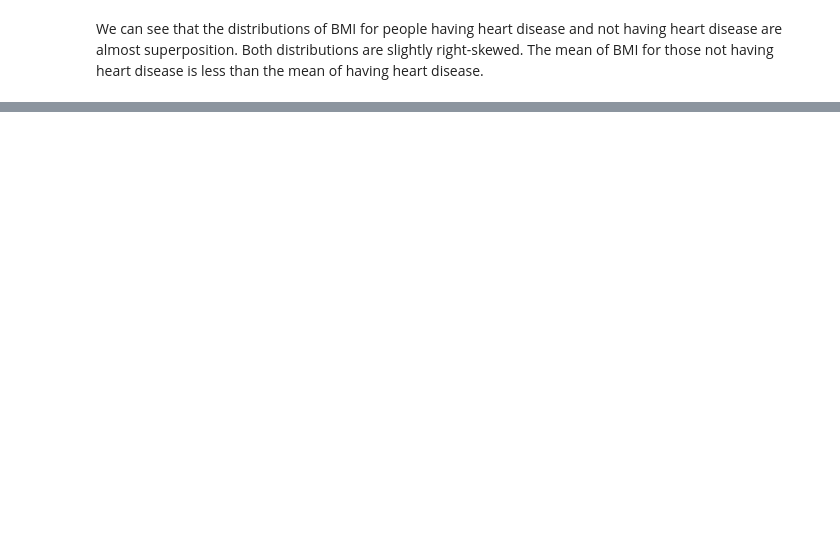
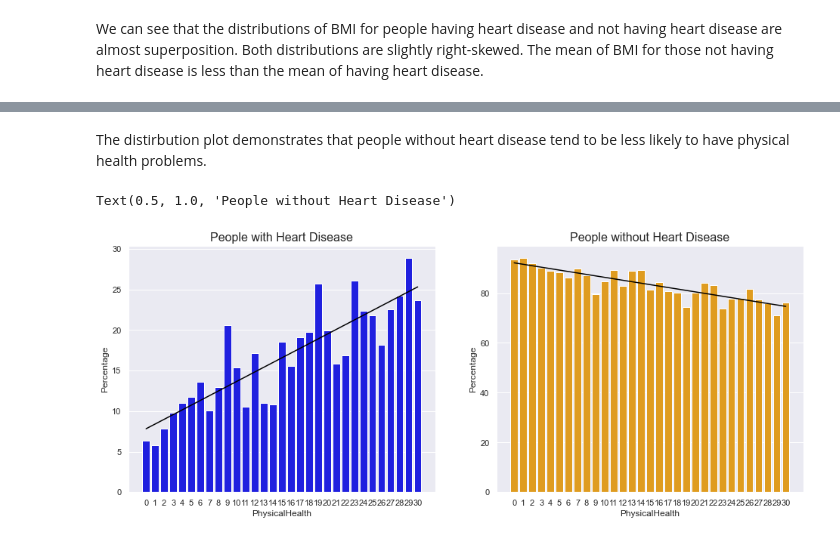
Before and after one commit to YulinLi98/INDE_577_Repo, a Jupyter notebook: Exploratory Data Analysis.ipynb, the cells around one changed output, grey strips where cells are left out. Cells and saved outputs as stored; diff of their text form; code cells hidden in the pictures; blank space fills up the shorter version.

```diff
--- a/Exploratory Data Analysis.ipynb
+++ b/Exploratory Data Analysis.ipynb
@@ -231,0 +293,28 @@ We can see that the distributions of BMI for people having heart disease and not
+# %% [markdown]
+The distirbution plot demonstrates that people without heart disease tend to be less likely to have physical health problems.
+# %%
+df_perc = df.groupby('PhysicalHealth')['HeartDisease'].value_counts(normalize=True).rename('Percentage').mul(100).reset_index().sort_values('PhysicalHealth')
+df_perc_y = df_perc[df_perc['HeartDisease'] == 'Yes'].astype({'PhysicalHealth':int})
+df_perc_n = df_perc[df_perc['HeartDisease'] == 'No'].astype({'PhysicalHealth':int})
+
+#Linear Regression
+lr = Ridge()
+
+fig,ax = plt.subplots(figsize=(16,6))
+
+# First Regression
+ax = plt.subplot(1,2,1)
+lr.fit(df_perc_y[['PhysicalHealth']], df_perc_y[['Percentage']])
+sns.barplot(x='PhysicalHealth', y='Percentage', data=df_perc_y, ax=ax, color='blue')
+plt.plot(df_perc_y[['PhysicalHealth']], lr.predict(df_perc_y[['PhysicalHealth']]), color='black')
+plt.title('People with Heart Disease', fontsize=16)
+
+# Second Regression
+ax = plt.subplot(1,2,2)
+lr.fit(df_perc_n[['PhysicalHealth']], df_perc_n[['Percentage']])
+sns.barplot(x='PhysicalHealth', y='Percentage', data=df_perc_n, ax=ax, color='orange')
+plt.plot(df_perc_n[['PhysicalHealth']], lr.predict(df_perc_n[['PhysicalHealth']]), color='black')
+plt.title('People without Heart Disease', fontsize=16)
+# %% [output]
+Text(0.5, 1.0, 'People without Heart Disease')
+[figure, added]
```
Also changed, not shown: parts of 9 cells of this notebook.
